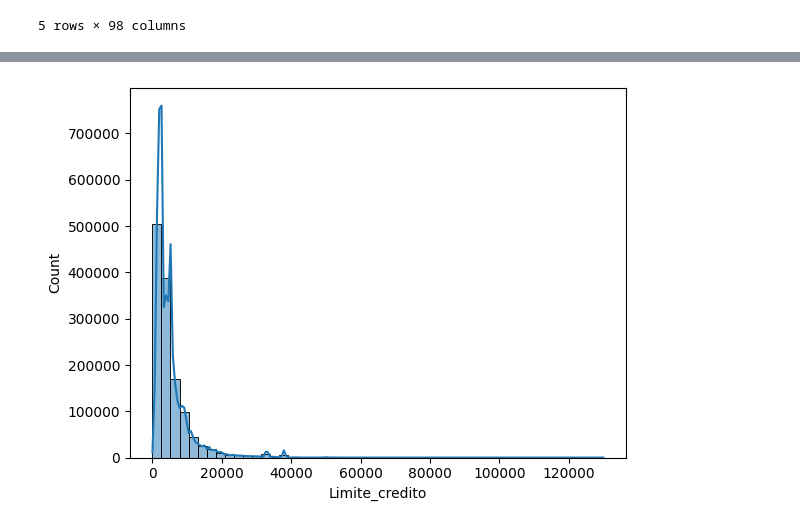
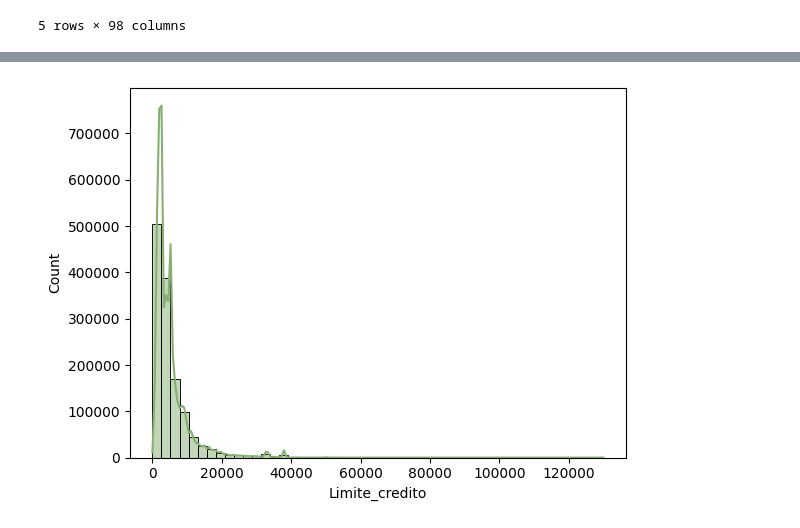
Before and after one commit to SaraRiveraM/Bradescard-Equipo-4, a Jupyter notebook: Notebooks/RETO.ipynb, the cells around one changed output, grey strips where cells are left out. Cells and saved outputs as stored; diff of their text form; code cells hidden in the pictures.

```diff
--- a/Notebooks/RETO.ipynb
+++ b/Notebooks/RETO.ipynb
@@ -39,5 +64,5 @@ df.groupby(["ORG", "Producto"])[["SaldoTotal", "SaldoMes", "Pago_minimo", "Ciclo
 # %%
-sns.histplot(df["Limite_credito"], bins=50, kde=True)
+sns.histplot(df["Limite_credito"], bins=50, kde=True, color = "#87AE73")
 plt.show()
 # %% [output]
-[figure, old version]
+[figure, new version]
```
Also changed, not shown: parts of 8 cells of this notebook.
